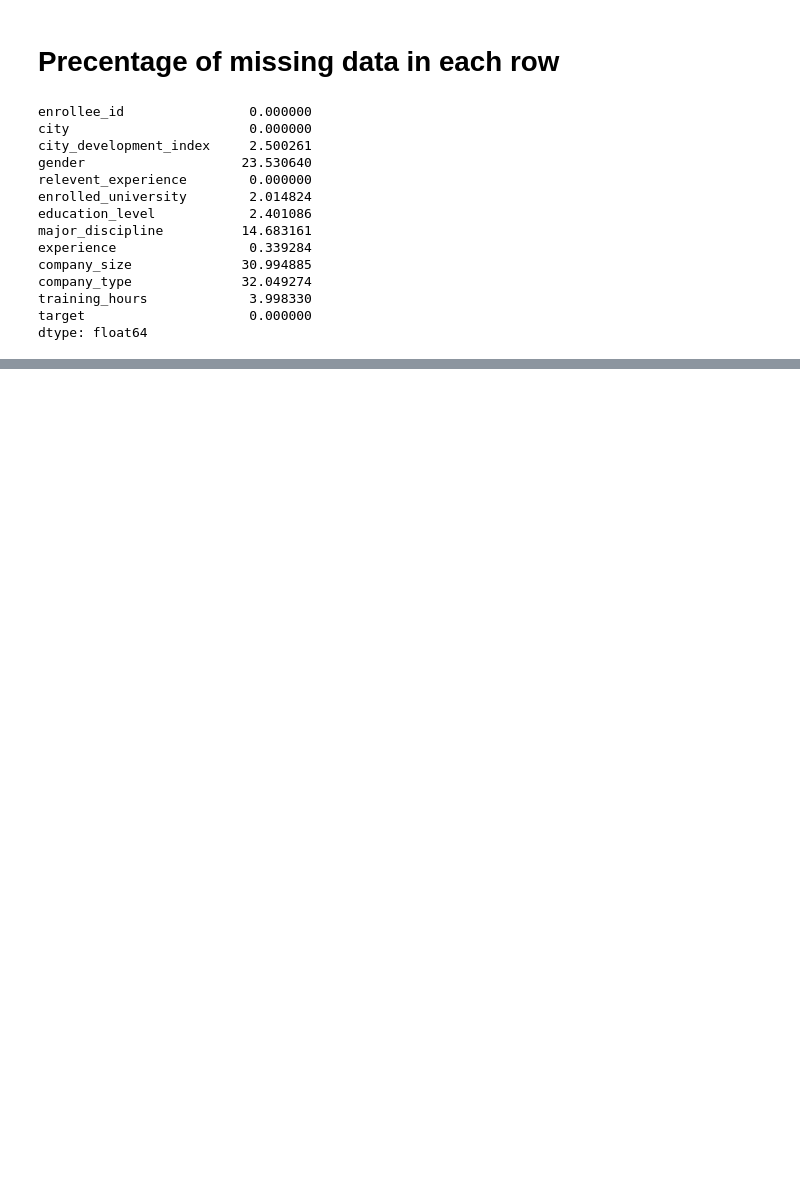
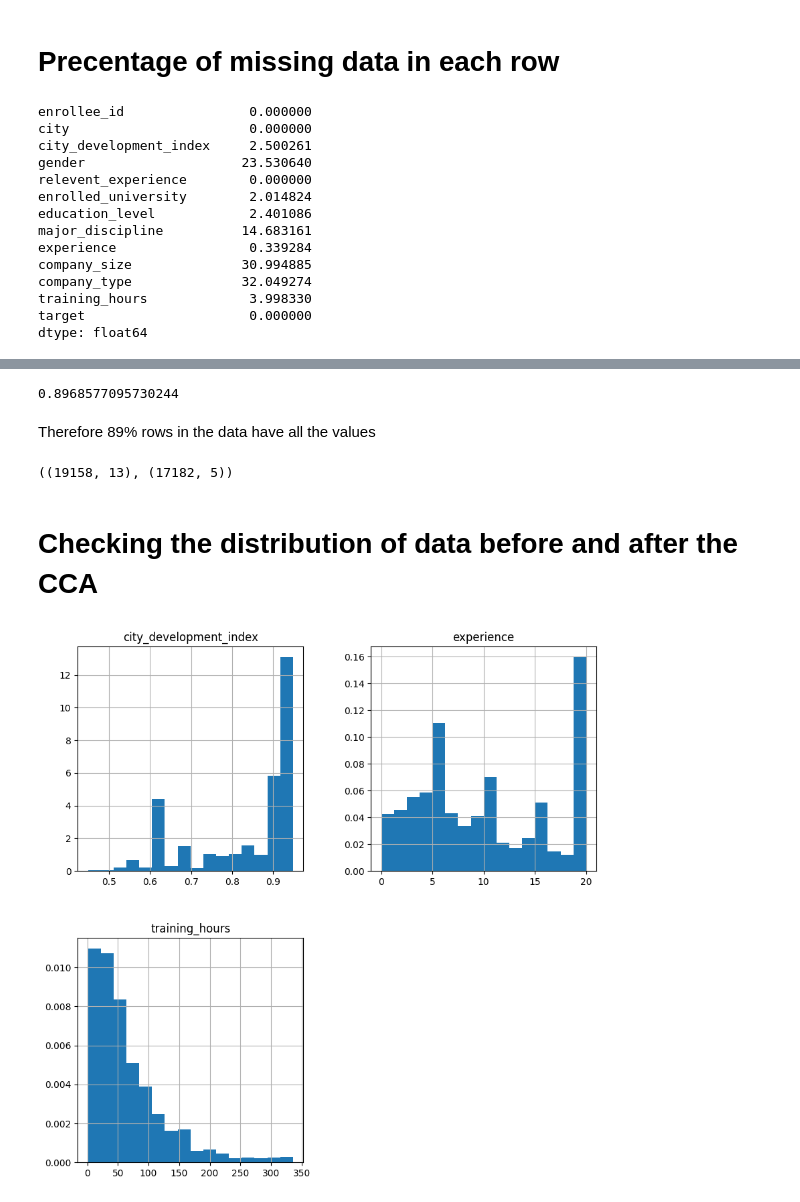
Before and after one commit to Vedshinde06/Machine_learning, a Jupyter notebook: 13-complete-case-analysis.ipynb, the cells around one changed output, grey strips where cells are left out. Cells and saved outputs as stored; diff of their text form; code cells hidden in the pictures; blank space fills up the shorter version.

```diff
--- a/13-complete-case-analysis.ipynb
+++ b/13-complete-case-analysis.ipynb
@@ -52,0 +57,3 @@ dtype: float64
+# %%
+cols = [var for var in df.columns if df[var].isnull().mean() < 0.05 and df[var].isnull().mean() > 0]
+cols
@@ -52,0 +75,13 @@ dtype: float64
+# %%
+len(df[cols].dropna()) / len(df)
+# %% [output]
+0.8968577095730244
+# %% [markdown]
+Therefore 89% rows in the data have all the values
+# %%
+new_df = df[cols].dropna()
+df.shape, new_df.shape
+# %% [output]
+((19158, 13), (17182, 5))
+# %% [markdown]
+# Checking the distribution of data before and after the CCA
@@ -52,0 +90,5 @@ dtype: float64
+# %%
+new_df.hist(bins=16,density=True,figsize=(10,10))
+plt.show()
+# %% [output]
+[figure, added]
```
Also changed, not shown: parts of 14 cells of this notebook.
